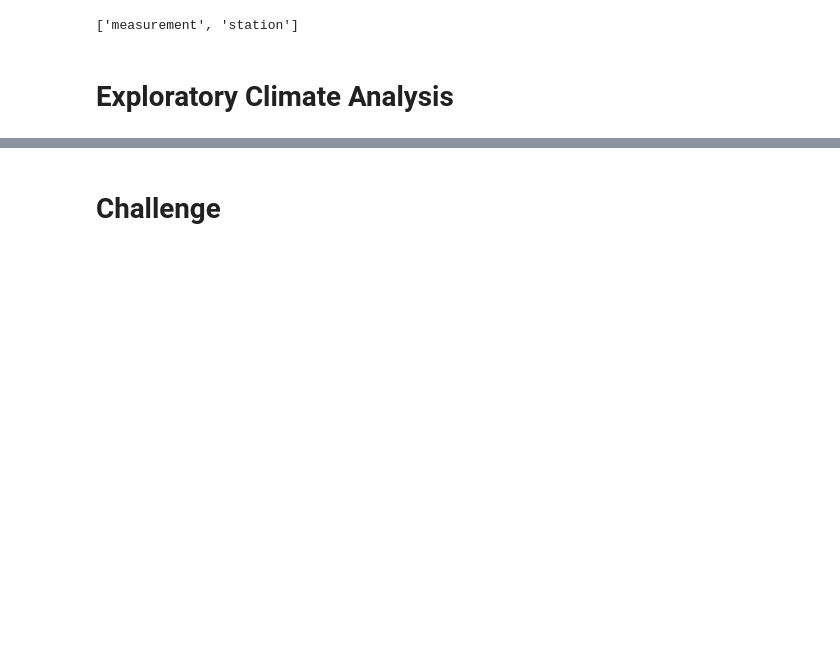
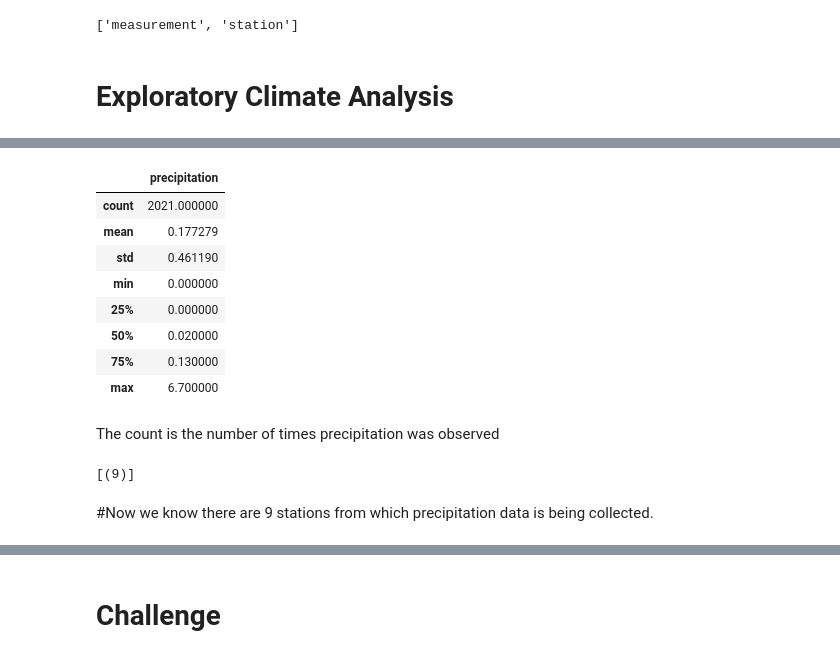
Before and after one commit to karen-trena/surfs_up, a Jupyter notebook: climate_analysis.ipynb, the cells around one changed output, grey strips where cells are left out. Drawn from its saved outputs; the diff is of its cells as text; code cells hidden in the pictures; blank space fills up the shorter version.

```diff
--- a/climate_analysis.ipynb
+++ b/climate_analysis.ipynb
@@ -118,2 +245,13 @@ session = Session(engine)
 # %%
 # Use Pandas to calcualte the summary statistics for the precipitation data
+df.describe()
+# %% [output]
+|  | precipitation |
+| count | 2021.000000 |
+| mean | 0.177279 |
+| std | 0.461190 |
+| min | 0.000000 |
+| 25% | 0.000000 |
+| 50% | 0.020000 |
+| 75% | 0.130000 |
+| max | 6.700000 |
@@ -124,0 +258,18 @@ session = Session(engine)
+# %% [markdown]
+The count is the number of times precipitation was observed
+# %%
+# How many stations are available in this dataset?
+
+#We need to write a query to get the number of stations in our dataset.
+#We'll use our session that we created earlier to query our database.
+#Begin by adding the starting point for our query, which is the following line:
+session.query()
+#Continuing with our query, we'll use func.count, which essentially counts a given dataset we are interested in
+#In this case, we want to count the total number of stations.
+session.query(func.count(Station.station))
+#Now we need to add the .all() function to the end of this query so that our results are returned as a list.
+session.query(func.count(Station.station)).all()
+# %% [output]
+[(9)]
+# %% [markdown]
+#Now we know there are 9 stations from which precipitation data is being collected.
```
Also changed, not shown: parts of 29 cells of this notebook, 2 other files.
